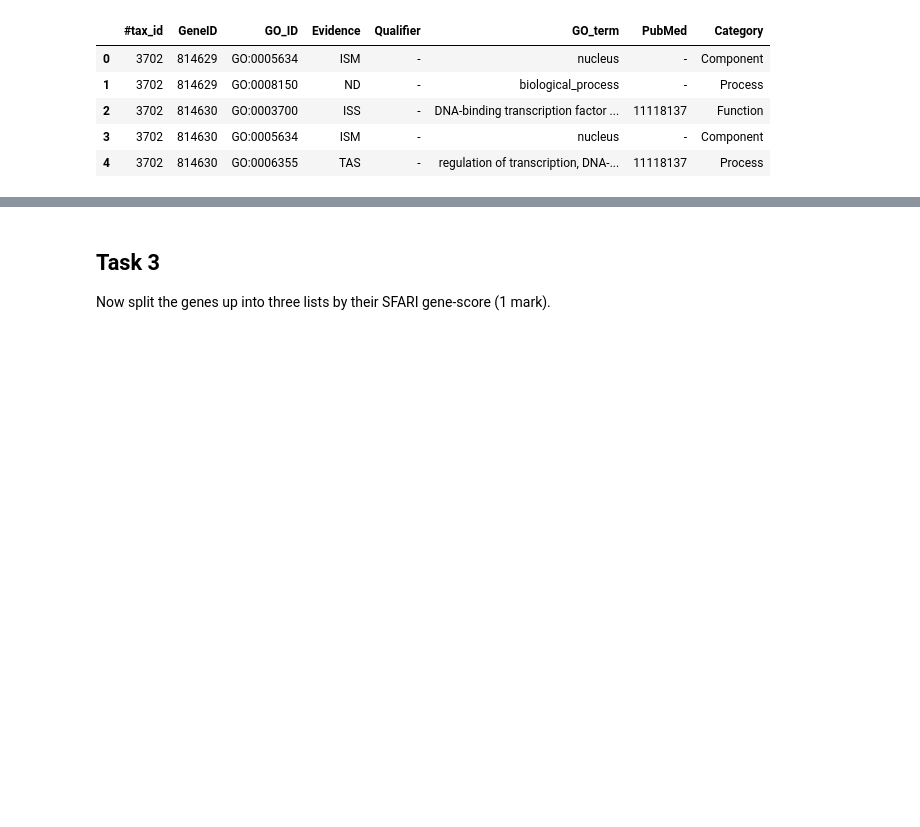
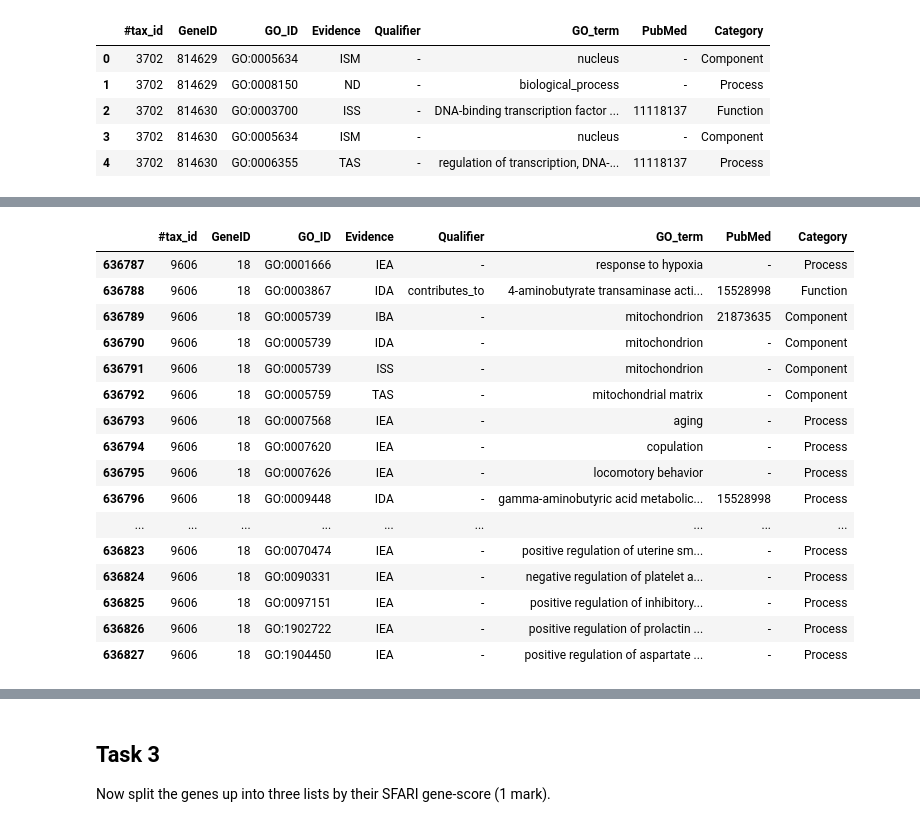
Before and after one commit to Mushi0/Bioinformatic-2, a Jupyter notebook: Part 2.ipynb, the cells around one changed output, grey strips where cells are left out. Saved outputs shown, nothing was run; the diff lists cells and outputs as text; code cells hidden in the pictures; blank space fills up the shorter version.

```diff
--- a/Part 2.ipynb
+++ b/Part 2.ipynb
@@ -99,0 +167,20 @@ GO_terms.head()
+# %%
+gene2go.loc[gene2go['GeneID'] == 18]
+# %% [output]
+|  | #tax_id | GeneID | GO_ID | Evidence | Qualifier | GO_term | PubMed | Category |
+| 636787 | 9606 | 18 | GO:0001666 | IEA | - | response to hypoxia | - | Process |
+| 636788 | 9606 | 18 | GO:0003867 | IDA | contributes_to | 4-aminobutyrate transaminase acti... | 15528998 | Function |
+| 636789 | 9606 | 18 | GO:0005739 | IBA | - | mitochondrion | 21873635 | Component |
+| 636790 | 9606 | 18 | GO:0005739 | IDA | - | mitochondrion | - | Component |
+| 636791 | 9606 | 18 | GO:0005739 | ISS | - | mitochondrion | - | Component |
+| 636792 | 9606 | 18 | GO:0005759 | TAS | - | mitochondrial matrix | - | Component |
+| 636793 | 9606 | 18 | GO:0007568 | IEA | - | aging | - | Process |
+| 636794 | 9606 | 18 | GO:0007620 | IEA | - | copulation | - | Process |
+| 636795 | 9606 | 18 | GO:0007626 | IEA | - | locomotory behavior | - | Process |
+| 636796 | 9606 | 18 | GO:0009448 | IDA | - | gamma-aminobutyric acid metabolic... | 15528998 | Process |
+| ... | ... | ... | ... | ... | ... | ... | ... | ... |
+| 636823 | 9606 | 18 | GO:0070474 | IEA | - | positive regulation of uterine sm... | - | Process |
+| 636824 | 9606 | 18 | GO:0090331 | IEA | - | negative regulation of platelet a... | - | Process |
+| 636825 | 9606 | 18 | GO:0097151 | IEA | - | positive regulation of inhibitory... | - | Process |
+| 636826 | 9606 | 18 | GO:1902722 | IEA | - | positive regulation of prolactin ... | - | Process |
+| 636827 | 9606 | 18 | GO:1904450 | IEA | - | positive regulation of aspartate ... | - | Process |
```
Also changed, not shown: parts of 16 cells of this notebook, 44 other files.
